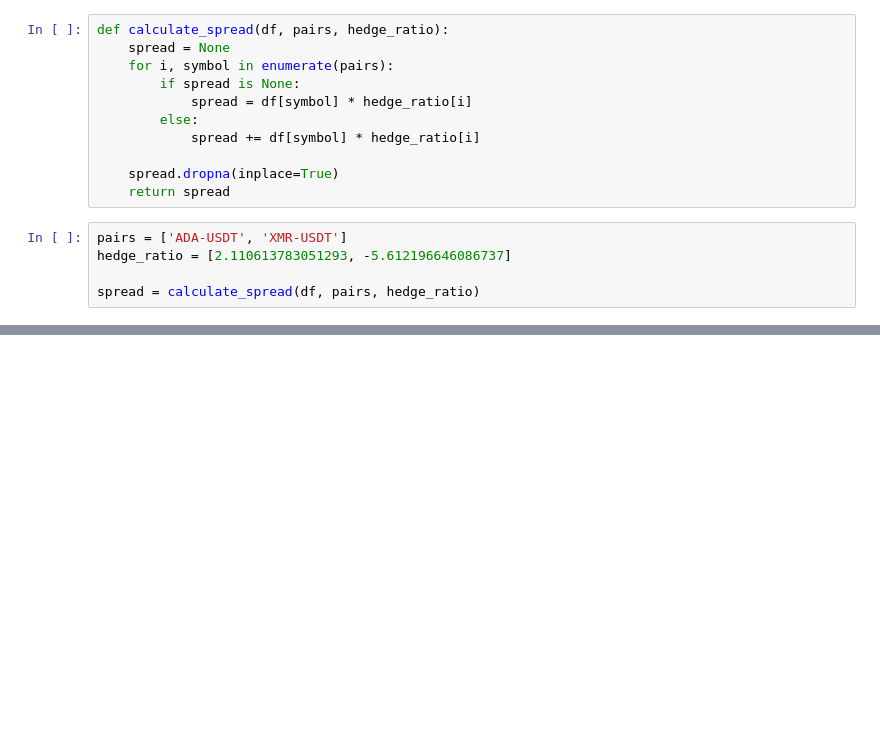
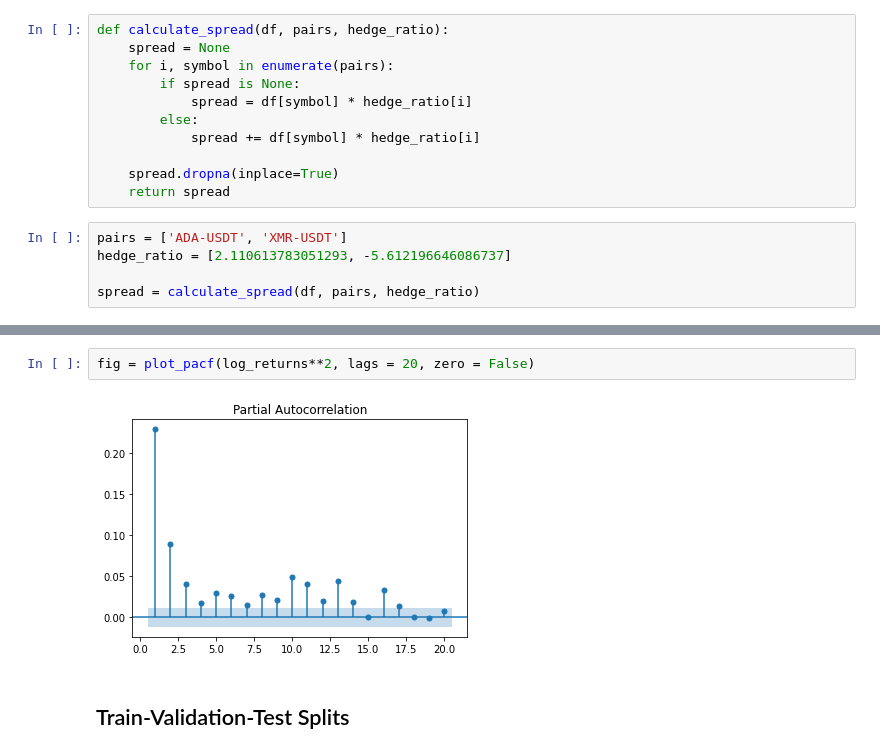
Before and after one commit to beannguyen/crypto-pair-trading, a Jupyter notebook: src/research/GARCH for pair trading.ipynb, the cells around one changed output, grey strips where cells are left out. Saved outputs shown, nothing was run; the diff lists cells and outputs as text; blank space fills up the shorter version.

```diff
--- a/src/research/GARCH for pair trading.ipynb
+++ b/src/research/GARCH for pair trading.ipynb
@@ -178,0 +236,6 @@ plt.legend(['Price Spread', 'Mean'])
+# %%
+fig = plot_pacf(log_returns**2, lags = 20, zero = False)
+# %% [output]
+[figure, added]
+# %% [markdown]
+## Train-Validation-Test Splits
```
Also changed, not shown: parts of 17 cells of this notebook, 15 other files.
